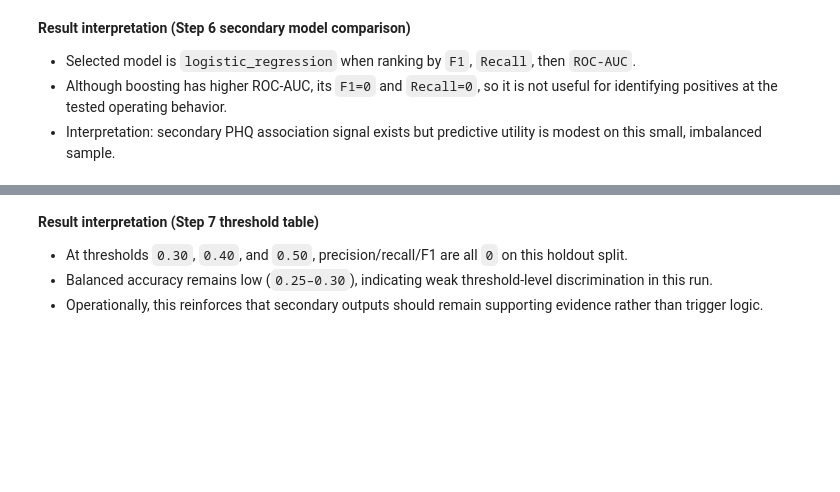
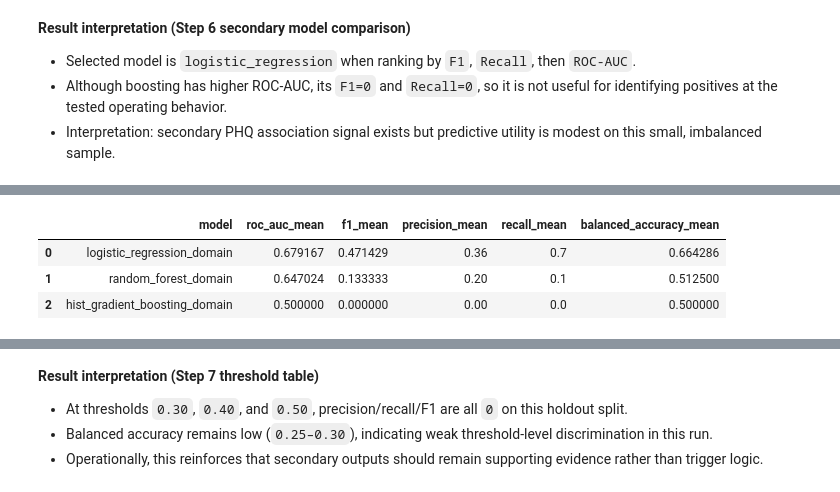
Before and after one commit to beckhamtoh/DSA4262-Addictive-and-Depressive-Phone-Usage, a Jupyter notebook: notebooks/behavioural_risk_phq9_validation.ipynb, the cells around one changed output, grey strips where cells are left out. Cells and saved outputs as stored; diff of their text form; code cells hidden in the pictures; blank space fills up the shorter version.

```diff
--- a/notebooks/behavioural_risk_phq9_validation.ipynb
+++ b/notebooks/behavioural_risk_phq9_validation.ipynb
@@ -562,0 +574,91 @@ Selected validation model (ranked by F1, Recall, ROC-AUC): logistic_regression
+# %%
+# Define the domain-score columns already created earlier in the notebook
+domain_score_cols_step6b = [
+    'domain_exposure_intensity',
+    'domain_context_disruption',
+    'domain_emotional_coping',
+    'domain_sleep_disruption',
+    'domain_self_regulation'
+]
+
+# Build X and y using NEW variable names so original Step 6 objects are untouched
+X_sec_domain = df[domain_score_cols_step6b].copy().apply(pd.to_numeric, errors='coerce')
+y_sec_domain = df['PHQ9_10plus'].astype(int).copy()
+
+print("Step 6B target balance:")
+print(y_sec_domain.value_counts(dropna=False))
+print("\nStep 6B target proportions:")
+print(y_sec_domain.value_counts(normalize=True, dropna=False).round(3))
+
+# CV setup (separate variable names)
+cv_step6b = StratifiedKFold(n_splits=5, shuffle=True, random_state=SEED)
+
+scoring_step6b = {
+    'roc_auc': 'roc_auc',
+    'f1': 'f1',
+    'precision': 'precision',
+    'recall': 'recall',
+    'balanced_accuracy': 'balanced_accuracy'
+}
+
+# Models for comparison
+models_step6b = {
+    'logistic_regression_domain': Pipeline([
+        ('imputer', SimpleImputer(strategy='median')),
+        ('scaler', StandardScaler()),
+        ('model', LogisticRegression(
+            max_iter=5000,
+            class_weight='balanced',
+            random_state=SEED
+        ))
+    ]),
+
+    'hist_gradient_boosting_domain': Pipeline([
+        ('imputer', SimpleImputer(strategy='median')),
+        ('model', HistGradientBoostingClassifier(
+            random_state=SEED
+        ))
+    ]),
+
+    'random_forest_domain': Pipeline([
+        ('imputer', SimpleImputer(strategy='median')),
+        ('model', RandomForestClassifier(
+            n_estimators=300,
+            class_weight='balanced',
+            random_state=SEED
+        ))
+    ])
+}
+
+# Cross-validated evaluation
+rows_step6b = []
+
+for model_name_step6b, model_obj_step6b in models_step6b.items():
+    cv_res_step6b = cross_validate(
+        model_obj_step6b,
+        X_sec_domain,
+        y_sec_domain,
+        cv=cv_step6b,
+        scoring=scoring_step6b,
+        n_jobs=-1,
+        error_score='raise'
+    )
+
+    rows_step6b.append({
+        'model': model_name_step6b,
+        'roc_auc_mean': np.mean(cv_res_step6b['test_roc_auc']),
+        'f1_mean': np.mean(cv_res_step6b['test_f1']),
+        'precision_mean': np.mean(cv_res_step6b['test_precision']),
+        'recall_mean': np.mean(cv_res_step6b['test_recall']),
+        'balanced_accuracy_mean': np.mean(cv_res_step6b['test_balanced_accuracy'])
+    })
+
+comparison_df_step6b_domain = (
+    pd.DataFrame(rows_step6b)
+    .sort_values(['f1_mean', 'recall_mean', 'roc_auc_mean'], ascending=False)
+    .reset_index(drop=True)
+)
+
+print("\nStep 6B results: domain-score version")
+display(comparison_df_step6b_domain)
+# %% [output]
@@ -562,0 +678,4 @@ Selected validation model (ranked by F1, Recall, ROC-AUC): logistic_regression
+|  | model | roc_auc_mean | f1_mean | precision_mean | recall_mean | balanced_accuracy_mean |
+| 0 | logistic_regression_domain | 0.679167 | 0.471429 | 0.36 | 0.7 | 0.664286 |
+| 1 | random_forest_domain | 0.647024 | 0.133333 | 0.20 | 0.1 | 0.512500 |
+| 2 | hist_gradient_boosting_domain | 0.500000 | 0.000000 | 0.00 | 0.0 | 0.500000 |
```
Also changed, not shown: parts of 13 cells of this notebook.
